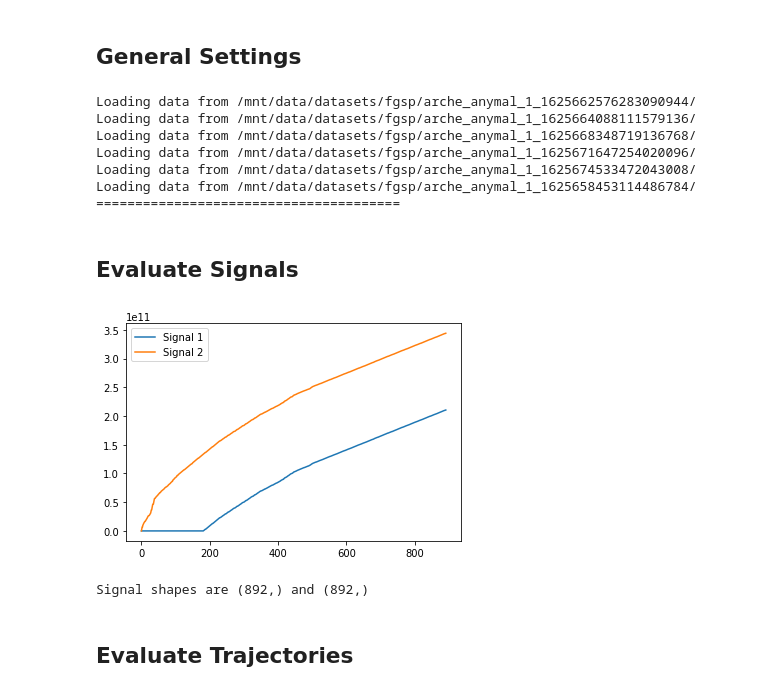
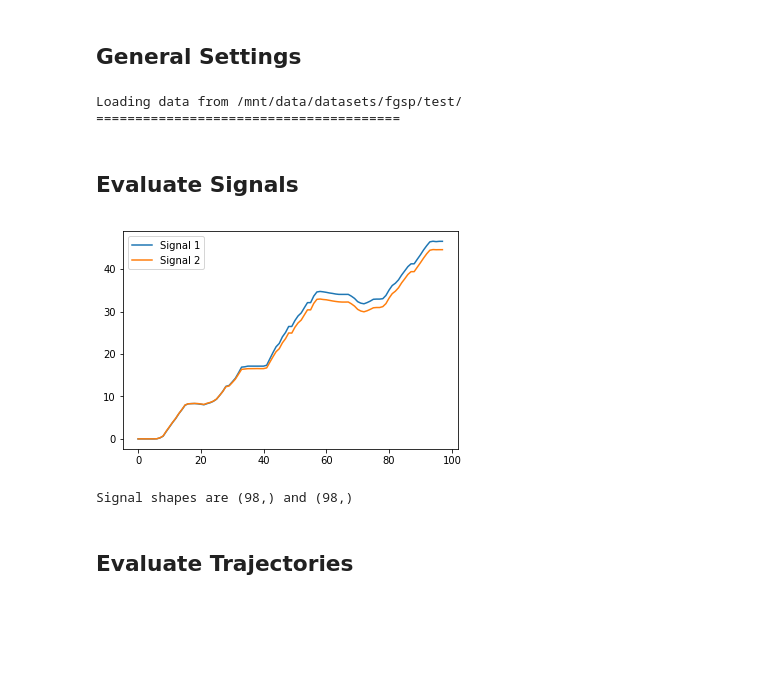
Before and after one commit to ethz-asl/fgsp, a Jupyter notebook: src/check_recordings.ipynb, the cells around one changed output. Cells and saved outputs as stored; diff of their text form; code cells hidden in the pictures; blank space fills up the shorter version.

```diff
--- a/src/check_recordings.ipynb
+++ b/src/check_recordings.ipynb
@@ -16,7 +16,7 @@ plt.rcParams['figure.figsize'] = (10, 5)
 ## General Settings
 # %%
 dataroot = '/mnt/data/datasets/fgsp/'
-datasets = ['arche_anymal_1_1625662576283090944/', 'arche_anymal_1_1625664088111579136/', 'arche_anymal_1_1625668348719136768/', 'arche_anymal_1_1625671647254020096/', 'arche_anymal_1_1625674533472043008/', 'arche_anymal_1_1625658453114486784/']
+datasets = ['test/']
 
 n_datasets = len(datasets)
 opt_signals = []
@@ -65,28 +65,23 @@ for ds in datasets:
 
 print(f'=======================================')
 # %% [output]
-Loading data from /mnt/data/datasets/fgsp/arche_anymal_1_1625662576283090944/
-Loading data from /mnt/data/datasets/fgsp/arche_anymal_1_1625664088111579136/
-Loading data from /mnt/data/datasets/fgsp/arche_anymal_1_1625668348719136768/
-Loading data from /mnt/data/datasets/fgsp/arche_anymal_1_1625671647254020096/
-Loading data from /mnt/data/datasets/fgsp/arche_anymal_1_1625674533472043008/
-Loading data from /mnt/data/datasets/fgsp/arche_anymal_1_1625658453114486784/
+Loading data from /mnt/data/datasets/fgsp/test/
 =======================================
 # %% [markdown]
 ## Evaluate Signals
 # %%
 def compare_signals(signal_1, signal_2):
     plt.plot(signal_1, label='Signal 1')
     plt.plot(signal_2, label='Signal 2')
     plt.legend()
     plt.show()
 
-i = 1
+i = 0
 compare_signals(est_signals[i], opt_signals[i])
 print(f'Signal shapes are {est_signals[i].shape} and {opt_signals[i].shape}')
 # %% [output]
-[figure, old version]
+[figure, new version]
-Signal shapes are (892,) and (892,)
+Signal shapes are (98,) and (98,)
 # %% [markdown]
 ## Evaluate Trajectories
 # %%
```
Also changed, not shown: parts of 5 cells of this notebook, 8 other files.
